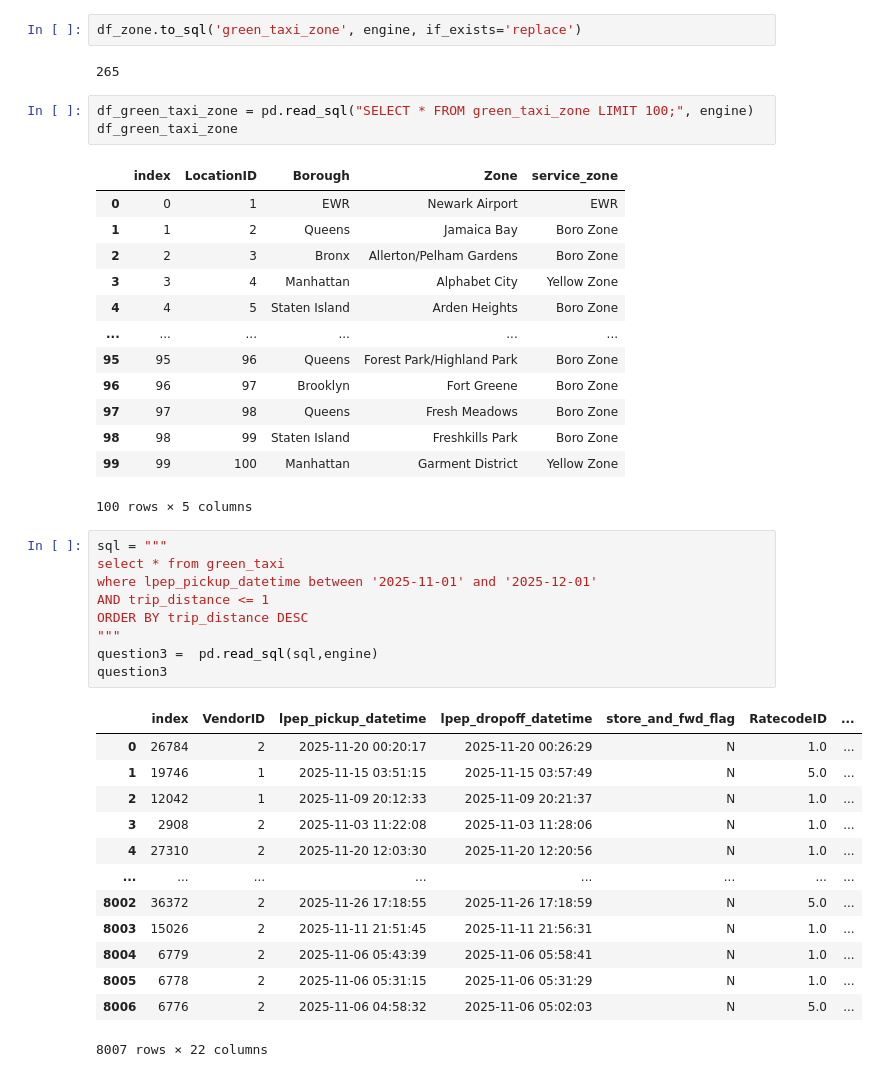
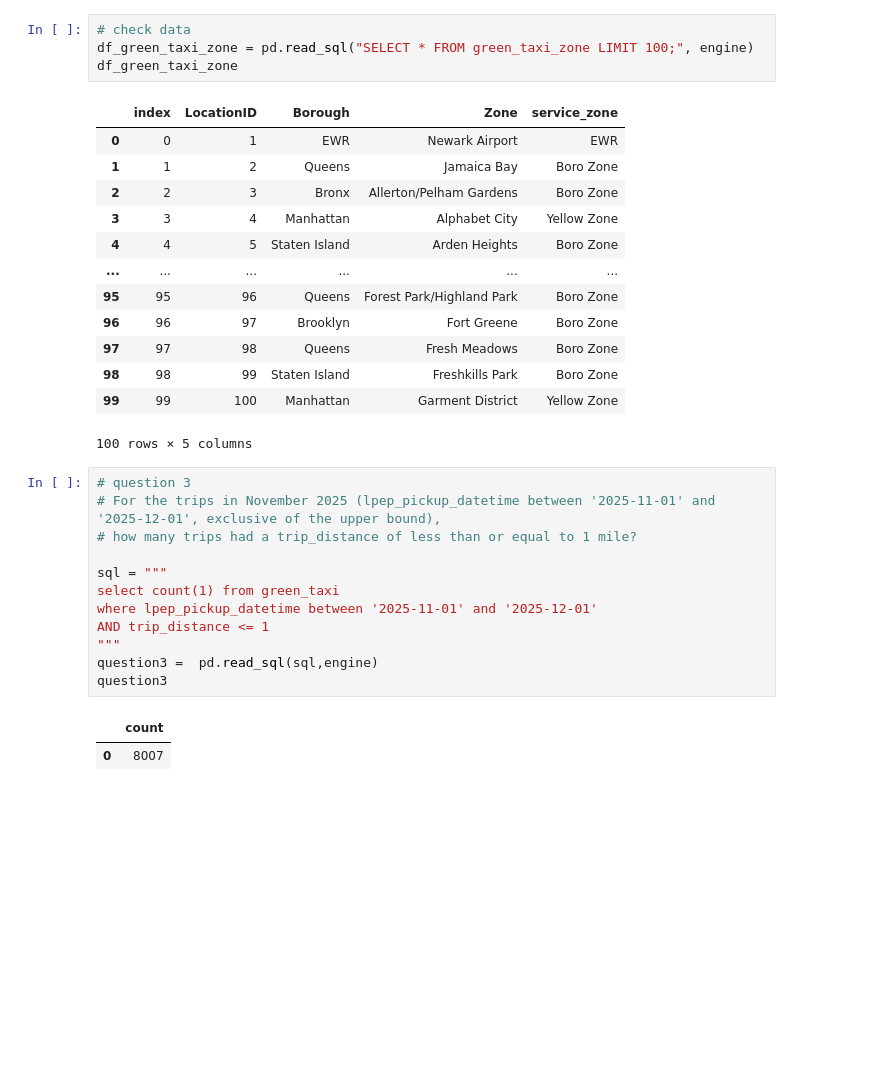
Before and after one commit to nont443/data-engineering-zoomcamp, a Jupyter notebook: homework1/green_taxi.ipynb, the cells around one changed output. Saved outputs shown, nothing was run; the diff lists cells and outputs as text; blank space fills up the shorter version.

```diff
--- a/homework1/green_taxi.ipynb
+++ b/homework1/green_taxi.ipynb
@@ -63,8 +48,5 @@ df_zone
-# %%
-df_zone.to_sql('green_taxi_zone', engine, if_exists='replace')
-# %% [output]
-265
 # %%
+# check data
 df_green_taxi_zone = pd.read_sql("SELECT * FROM green_taxi_zone LIMIT 100;", engine)
 df_green_taxi_zone
 # %% [output]
@@ -82,25 +64,17 @@ df_green_taxi_zone
 | 99 | 99 | 100 | Manhattan | Garment District | Yellow Zone |
 100 rows × 5 columns
 # %%
+# question 3
+# For the trips in November 2025 (lpep_pickup_datetime between '2025-11-01' and '2025-12-01', exclusive of the upper bound),
+# how many trips had a trip_distance of less than or equal to 1 mile?
+
 sql = """
-select * from green_taxi
+select count(1) from green_taxi
 where lpep_pickup_datetime between '2025-11-01' and '2025-12-01'
 AND trip_distance <= 1
-ORDER BY trip_distance DESC
 """
 question3 =  pd.read_sql(sql,engine)
 question3
 # %% [output]
-|  | index | VendorID | lpep_pickup_datetime | lpep_dropoff_datetime | store_and_fwd_flag | RatecodeID | ... |
-| 0 | 26784 | 2 | 2025-11-20 00:20:17 | 2025-11-20 00:26:29 | N | 1.0 | ... |
-| 1 | 19746 | 1 | 2025-11-15 03:51:15 | 2025-11-15 03:57:49 | N | 5.0 | ... |
-| 2 | 12042 | 1 | 2025-11-09 20:12:33 | 2025-11-09 20:21:37 | N | 1.0 | ... |
-| 3 | 2908 | 2 | 2025-11-03 11:22:08 | 2025-11-03 11:28:06 | N | 1.0 | ... |
-| 4 | 27310 | 2 | 2025-11-20 12:03:30 | 2025-11-20 12:20:56 | N | 1.0 | ... |
-| ... | ... | ... | ... | ... | ... | ... | ... |
-| 8002 | 36372 | 2 | 2025-11-26 17:18:55 | 2025-11-26 17:18:59 | N | 5.0 | ... |
-| 8003 | 15026 | 2 | 2025-11-11 21:51:45 | 2025-11-11 21:56:31 | N | 1.0 | ... |
-| 8004 | 6779 | 2 | 2025-11-06 05:43:39 | 2025-11-06 05:58:41 | N | 1.0 | ... |
-| 8005 | 6778 | 2 | 2025-11-06 05:31:15 | 2025-11-06 05:31:29 | N | 1.0 | ... |
-| 8006 | 6776 | 2 | 2025-11-06 04:58:32 | 2025-11-06 05:02:03 | N | 5.0 | ... |
+|  | count |
+| 0 | 8007 |
-8007 rows × 22 columns
```
Also changed, not shown: parts of 12 cells of this notebook.
